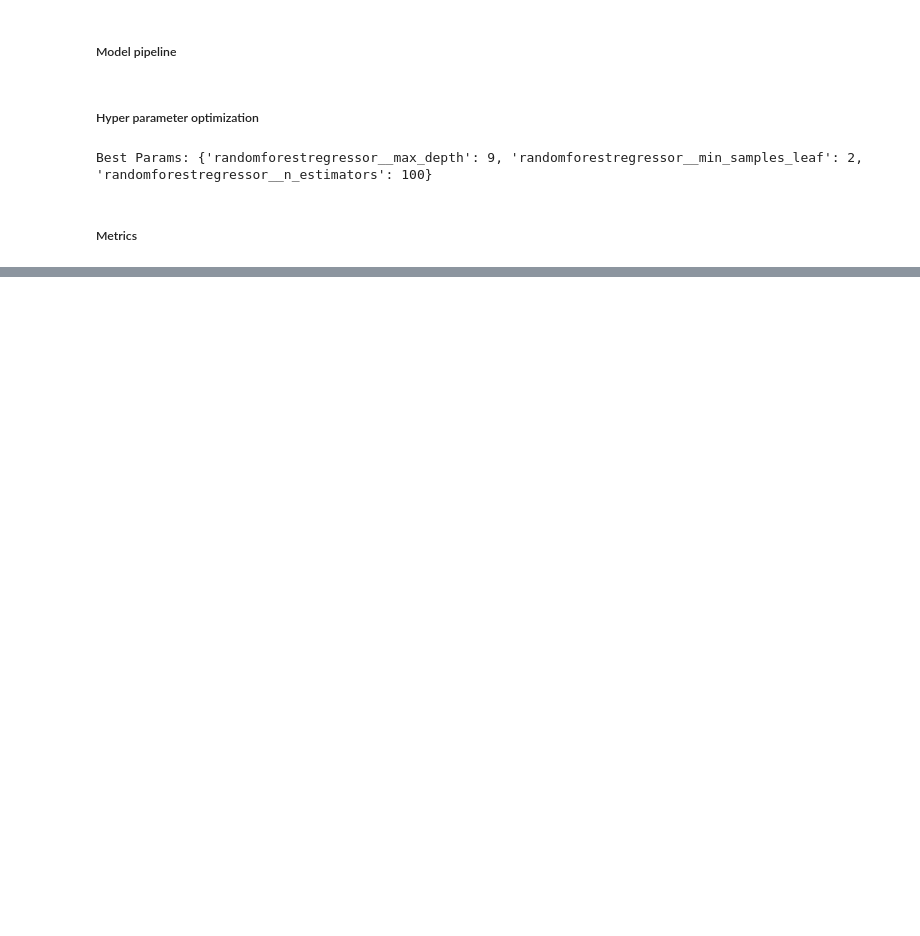
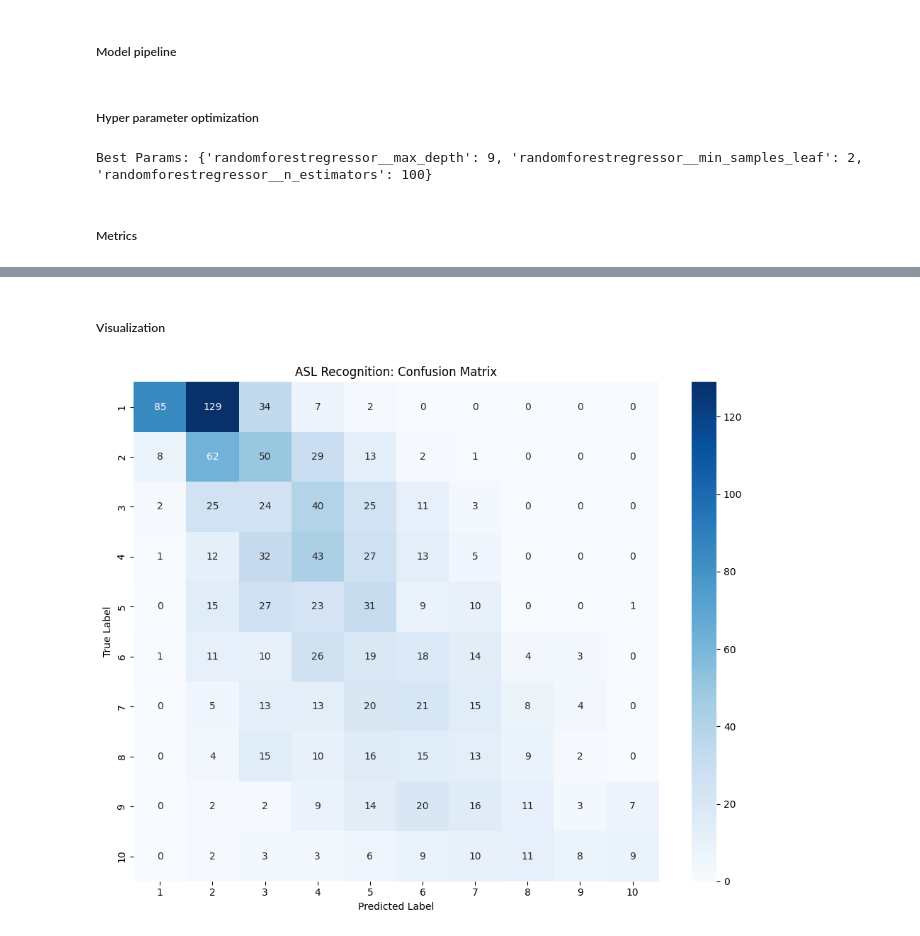
Before and after one commit to tiago-bd-oliveira/racial-bias-COMPAS, a Jupyter notebook: delivery2/model_testing.ipynb, the cells around one changed output, grey strips where cells are left out. Drawn from its saved outputs; the diff is of its cells as text; code cells hidden in the pictures; blank space fills up the shorter version.

Commit message:
Modeling for the second delivery

```diff
--- a/delivery2/model_testing.ipynb
+++ b/delivery2/model_testing.ipynb
@@ -5,11 +5,14 @@
 # %%
 import numpy as np
 import pandas as pd
-import joblib
+import matplotlib.pyplot as plt
+import seaborn as sns
+import joblib, os
 
-from sklearn.model_selection import train_test_split, GridSearchCV, cross_validate
+from sklearn.model_selection import train_test_split, GridSearchCV, cross_validate, learning_curve
 from sklearn.preprocessing import PolynomialFeatures, SplineTransformer, StandardScaler
 from sklearn.metrics import mean_absolute_error, mean_squared_error, r2_score
+from sklearn.metrics import precision_score, recall_score, f1_score, classification_report, confusion_matrix
 
 from sklearn.linear_model import ElasticNet, QuantileRegressor
 from sklearn.ensemble import RandomForestRegressor
@@ -18,7 +21,8 @@ from sklearn.pipeline import make_pipeline
 from sklearn.compose import TransformedTargetRegressor
 from mord import LogisticAT
 
-DATA_PATH = "../data/compas-scores-two-years.csv"
+
+DATA_PATH = "../data/compas_preprocessed.csv"
 _RS = 42
 _TARGET = "decile_score"
 _TEST_PERCENTAGE = 0.2
@@ -353,0 +379,21 @@ RMSE: 2.0483
+# %%
+# Could do top 2 accuracy and metrics, this is, accepting a reponse beeing + or - one off as it beeing correct.
+# it would increase accuracy immediatly and it would help to better visualize this rudimentary classification.
+
+class_model = model_elasticnet_spline
+
+class_y_pred = np.clip(np.round(class_model.best_estimator_.predict(X_test)).astype(int), 1, 10)
+class_y_true = y_test.astype(int)
+
+class_precision = precision_score(class_y_true, class_y_pred, average='weighted', zero_division=0)
+class_recall    = recall_score(class_y_true, class_y_pred, average='weighted', zero_division=0)
+class_f1        = f1_score(class_y_true, class_y_pred, average='weighted', zero_division=0)
+class_report    = classification_report(class_y_true, class_y_pred, zero_division=0)
+
+print(f"Precision (weighted): {class_precision:.4f}")
+print(f"Recall    (weighted): {class_recall:.4f}")
+print(f"F1        (weighted): {class_f1:.4f}")
+print()
+print(class_report)
+
+# I found out some models have fewer R2 but are closer to the real decile bin (ordinal is the better one at functionning as a classifier)
@@ -353,0 +421,16 @@ RMSE: 2.0483
+# %% [markdown]
+##### Visualization
+# %%
+cm = confusion_matrix(y_test, class_y_pred)
+
+plt.figure(figsize=(10, 8))
+
+sns.heatmap(cm, annot=True, fmt="d", cmap="Blues", xticklabels=range(1,11), yticklabels=range(1,11))
+
+plt.ylabel("True Label")
+plt.xlabel("Predicted Label")
+plt.title("ASL Recognition: Confusion Matrix")
+plt.tight_layout()
+plt.show()
+# %% [output]
+[figure, added]
```
Also changed, not shown: parts of 22 cells of this notebook, 6 other files.
